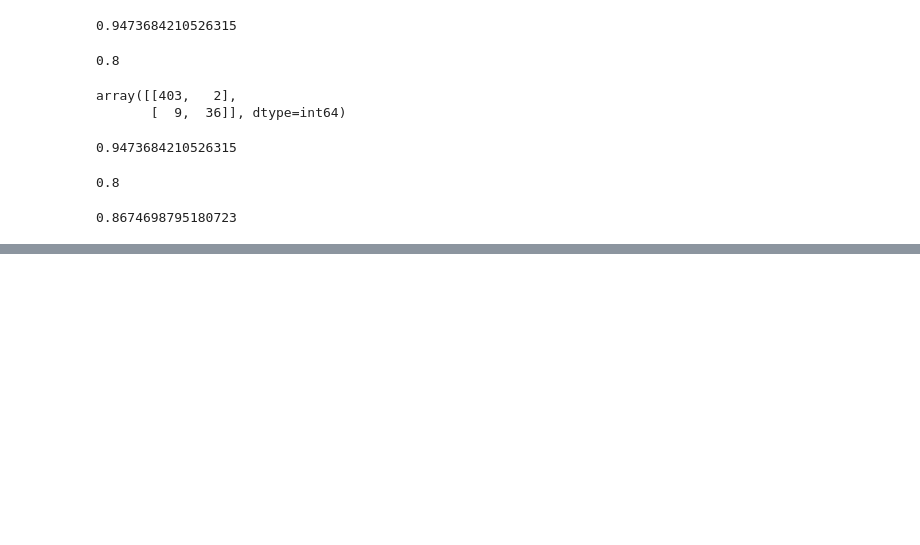
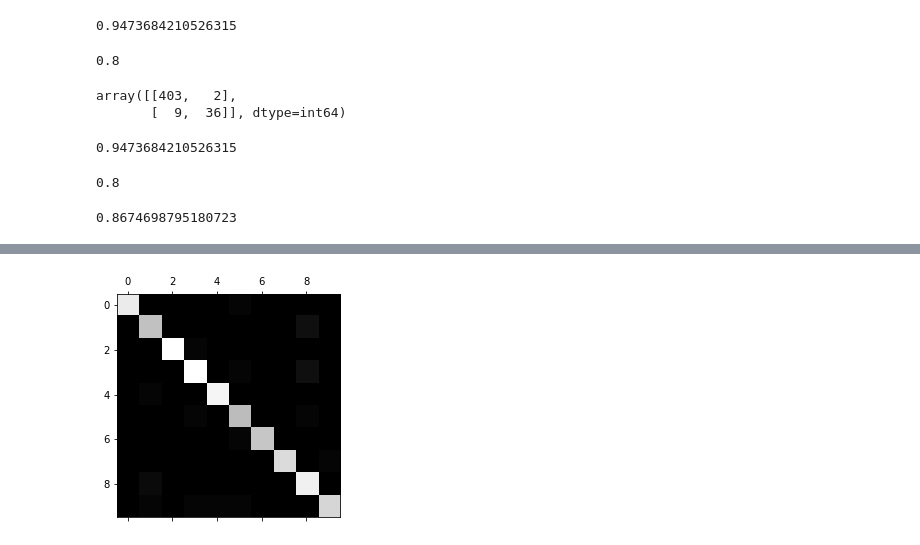
Before and after one commit to luxuantao/sklearn_training, a Jupyter notebook: precision_recall_rate.ipynb, the cells around one changed output, grey strips where cells are left out. Saved outputs shown, nothing was run; the diff lists cells and outputs as text; code cells hidden in the pictures; blank space fills up the shorter version.

```diff
--- a/precision_recall_rate.ipynb
+++ b/precision_recall_rate.ipynb
@@ -111,0 +194,2 @@ f1_score(y_test, y_log_predict)
+# %%
+x_train, x_test, y_train, y_test = train_test_split(x, y, random_state=666)
@@ -111,0 +208,2 @@ f1_score(y_test, y_log_predict)
+# %%
+y_predict = log_reg.predict(x_test)
@@ -111,0 +214,3 @@ f1_score(y_test, y_log_predict)
+# %%
+cfm = confusion_matrix(y_test, y_predict)
+cfm
@@ -111,0 +228,5 @@ f1_score(y_test, y_log_predict)
+# %%
+plt.matshow(cfm, cmap=plt.cm.gray)
+plt.show()
+# %% [output]
+[figure, added]
```
Also changed, not shown: parts of 26 cells of this notebook, 3 other files.
